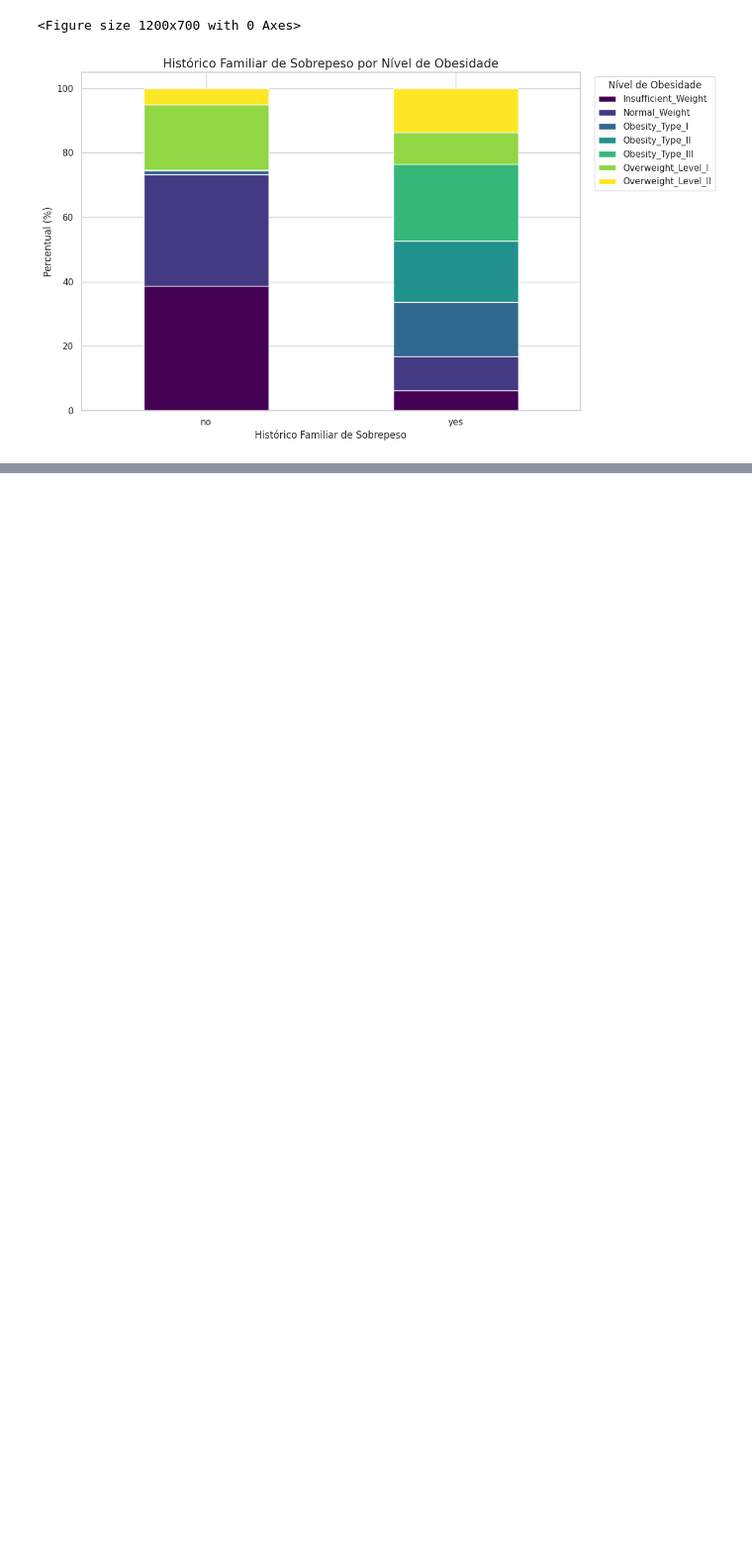
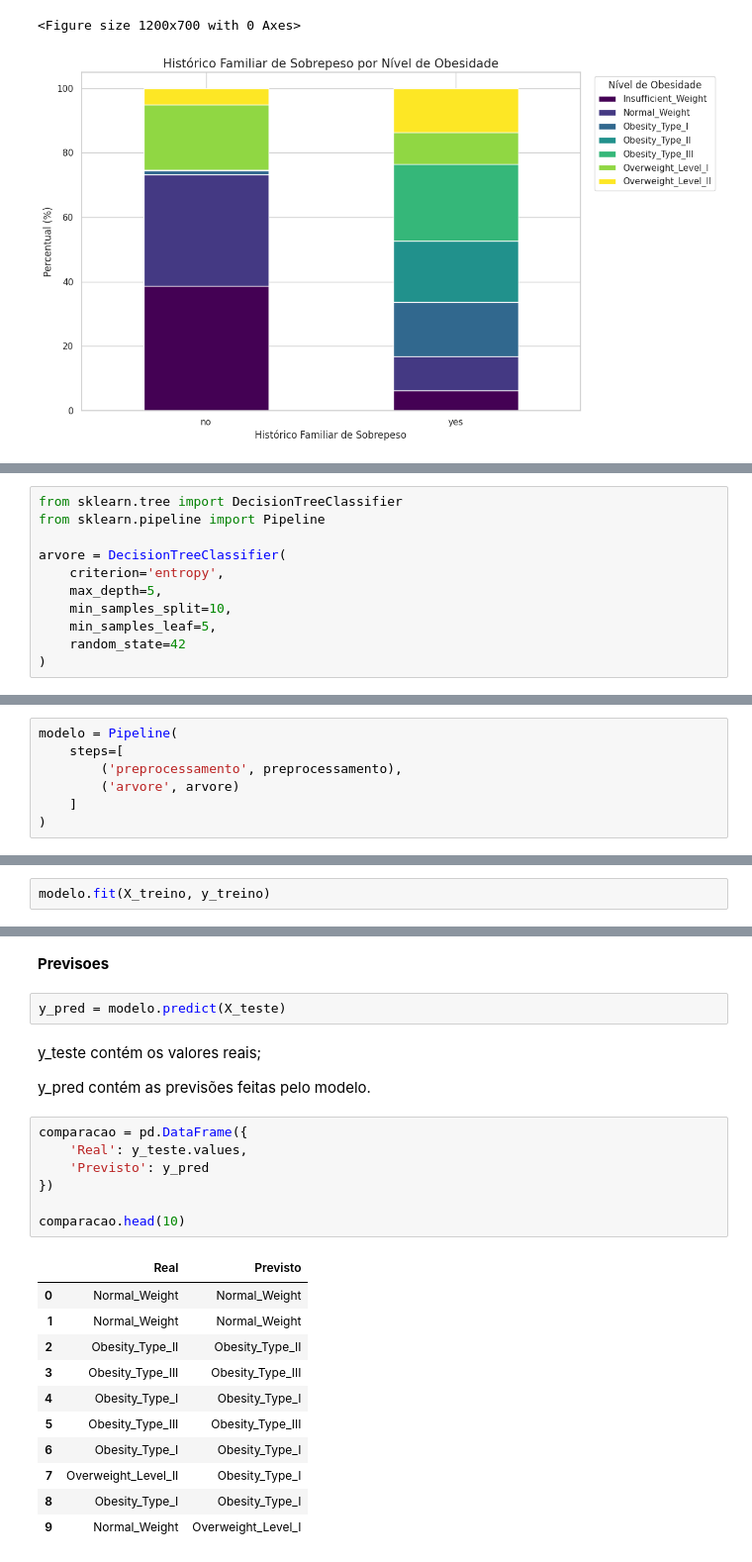
Before and after one commit to cesr1971/MLPYTHON, a Jupyter notebook: MLPYTHON_TRAB01.ipynb, the cells around one changed output, grey strips where cells are left out. Shown at 99% size. Drawn from its saved outputs; the diff is of its cells as text; blank space fills up the shorter version.

Commit message:
Juntando Treinamento e Teste

```diff
--- a/MLPYTHON_TRAB01.ipynb
+++ b/MLPYTHON_TRAB01.ipynb
@@ -294,0 +432,11 @@ plt.show()
+# %%
+from sklearn.tree import DecisionTreeClassifier
+from sklearn.pipeline import Pipeline
+
+arvore = DecisionTreeClassifier(
+    criterion='entropy',
+    max_depth=5,
+    min_samples_split=10,
+    min_samples_leaf=5,
+    random_state=42
+)
@@ -294,0 +445,7 @@ plt.show()
+# %%
+modelo = Pipeline(
+    steps=[
+        ('preprocessamento', preprocessamento),
+        ('arvore', arvore)
+    ]
+)
@@ -294,0 +454,2 @@ plt.show()
+# %%
+modelo.fit(X_treino, y_treino)
@@ -294,0 +473,27 @@ plt.show()
+# %% [markdown]
+**Previsoes**
+# %%
+y_pred = modelo.predict(X_teste)
+# %% [markdown]
+y_teste contém os valores reais;
+
+y_pred contém as previsões feitas pelo modelo.
+# %%
+comparacao = pd.DataFrame({
+    'Real': y_teste.values,
+    'Previsto': y_pred
+})
+
+comparacao.head(10)
+# %% [output]
+|  | Real | Previsto |
+| 0 | Normal_Weight | Normal_Weight |
+| 1 | Normal_Weight | Normal_Weight |
+| 2 | Obesity_Type_II | Obesity_Type_II |
+| 3 | Obesity_Type_III | Obesity_Type_III |
+| 4 | Obesity_Type_I | Obesity_Type_I |
+| 5 | Obesity_Type_III | Obesity_Type_III |
+| 6 | Obesity_Type_I | Obesity_Type_I |
+| 7 | Overweight_Level_II | Obesity_Type_I |
+| 8 | Obesity_Type_I | Obesity_Type_I |
+| 9 | Normal_Weight | Overweight_Level_I |
```
Also changed, not shown: parts of 26 cells of this notebook.
